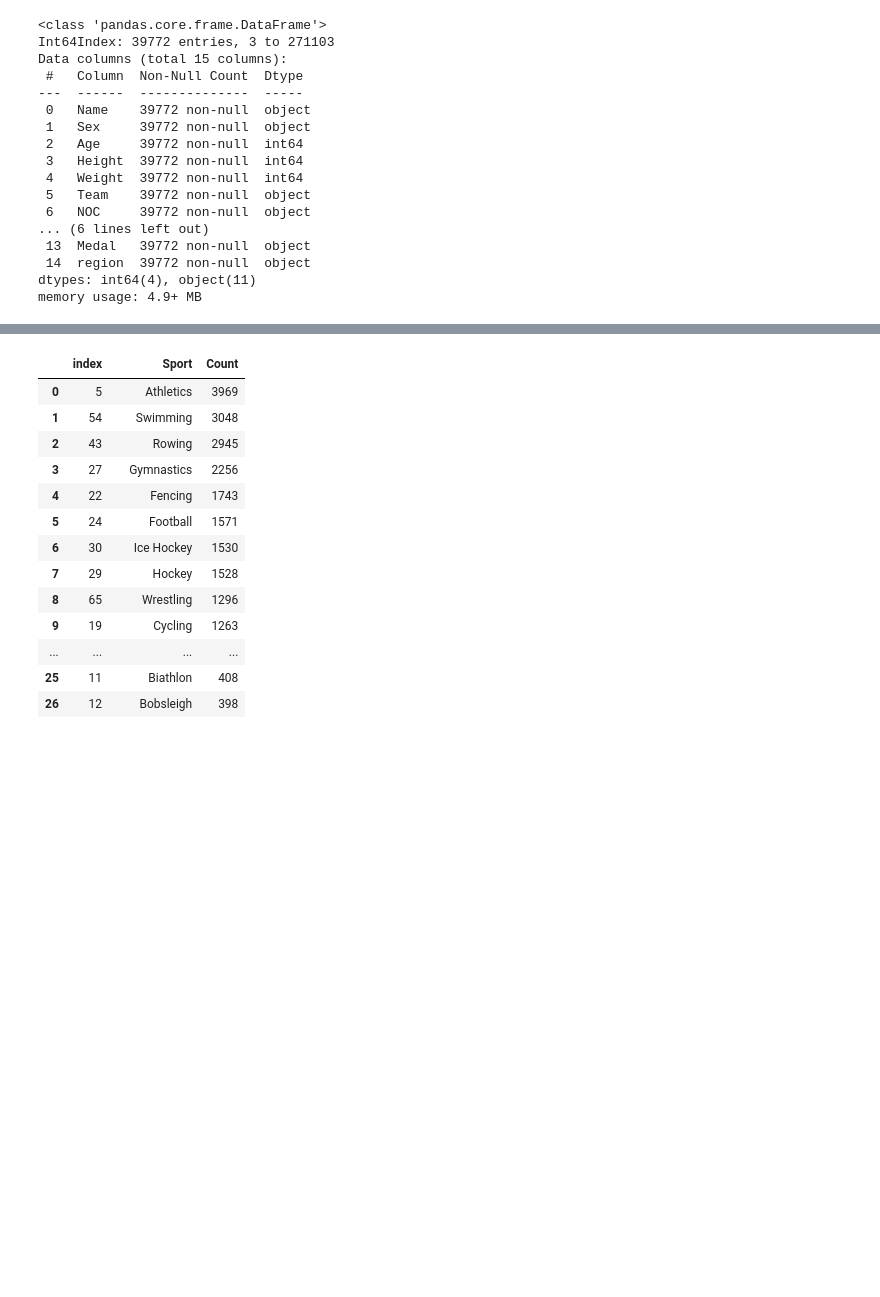
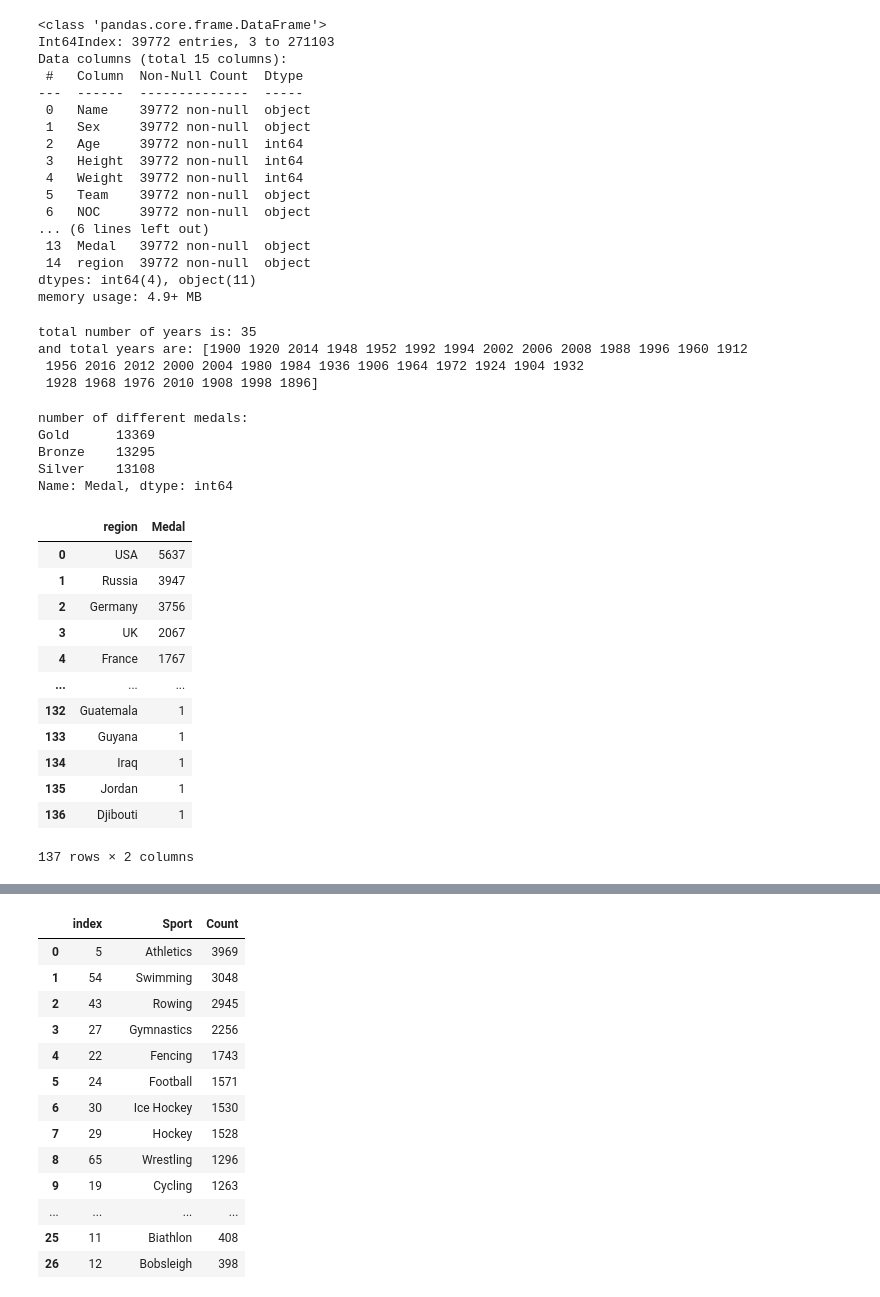
Before and after one commit to MaliheDahmardeh/Olympic-History, a Jupyter notebook: Olympic_History.ipynb, the cells around one changed output, grey strips where cells are left out. Saved outputs shown, nothing was run; the diff lists cells and outputs as text; code cells hidden in the pictures; blank space fills up the shorter version.

```diff
--- a/Olympic_History.ipynb
+++ b/Olympic_History.ipynb
@@ -390,3 +371,43 @@ Data columns (total 15 columns):
  14  region  39772 non-null  object
 dtypes: int64(4), object(11)
 memory usage: 4.9+ MB
+# %%
+#total number of years that olampic held
+number_of_years=df['Year'].nunique()
+years=df['Year'].unique()
+print('total number of years is:',number_of_years)
+print('and total years are:',years)
+# %% [output]
+total number of years is: 35
+and total years are: [1900 1920 2014 1948 1952 1992 1994 2002 2006 2008 1988 1996 1960 1912
+ 1956 2016 2012 2000 2004 1980 1984 1936 1906 1964 1972 1924 1904 1932
+ 1928 1968 1976 2010 1908 1998 1896]
+# %%
+#total number of Gold,Silver,Bronze Medals during the 1896-2016
+medals=df['Medal'].value_counts()
+print('number of different medals:')
+print(medals)
+# %% [output]
+number of different medals:
+Gold      13369
+Bronze    13295
+Silver    13108
+Name: Medal, dtype: int64
+# %%
+
+#each country has won how many medals
+df.groupby('region').count()[['Medal']].sort_values('Medal',ascending=False).reset_index()
+# %% [output]
+|  | region | Medal |
+| 0 | USA | 5637 |
+| 1 | Russia | 3947 |
+| 2 | Germany | 3756 |
+| 3 | UK | 2067 |
+| 4 | France | 1767 |
+| ... | ... | ... |
+| 132 | Guatemala | 1 |
+| 133 | Guyana | 1 |
+| 134 | Iraq | 1 |
+| 135 | Jordan | 1 |
+| 136 | Djibouti | 1 |
+137 rows × 2 columns
```
Also changed, not shown: parts of 5 cells of this notebook.
